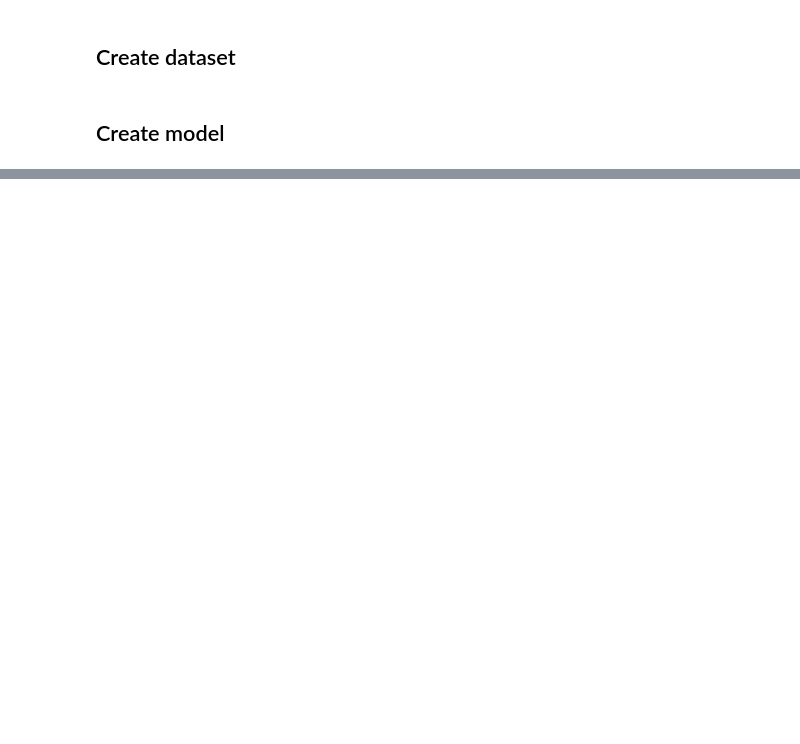
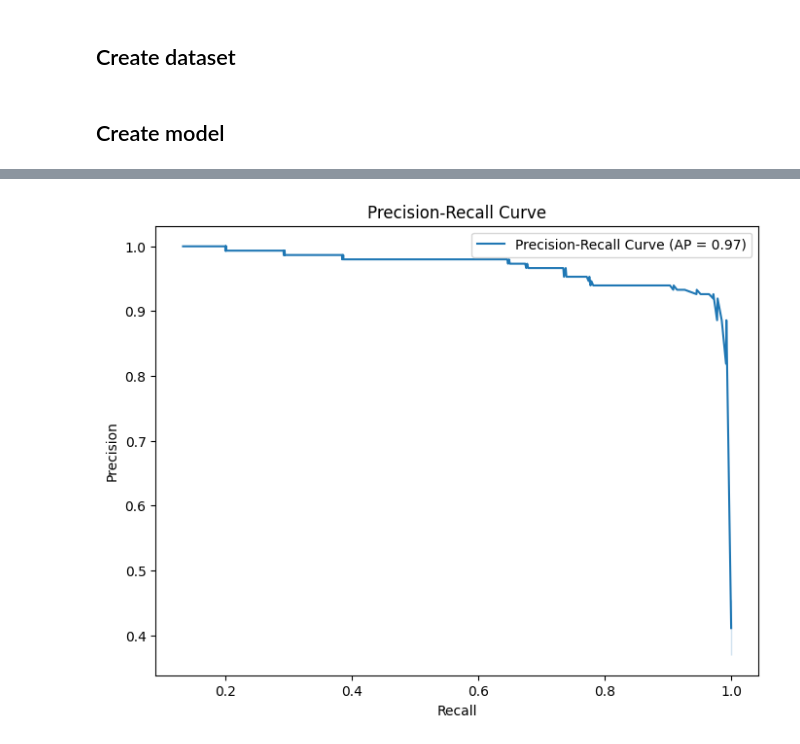
Before and after one commit to bzerroug/transformers-implementation, a Jupyter notebook: src/notebooks/transformer_classification.ipynb, the cells around one changed output, grey strips where cells are left out. Saved outputs shown, nothing was run; the diff lists cells and outputs as text; code cells hidden in the pictures; blank space fills up the shorter version.

```diff
--- a/src/notebooks/transformer_classification.ipynb
+++ b/src/notebooks/transformer_classification.ipynb
@@ -205,7 +258,7 @@ class SpamClassifier(nn.Module):
 # Instanciate basic paramters
 learning_rate = 0.001
 model = SpamClassifier(embedding_dim=256,
-                       latent_dim=128,
+                       latent_dim=64,
                        vocab_size=vocab_size,
                        num_heads=4,
                        num_layers=3,
@@ -213,8 +266,8 @@ model = SpamClassifier(embedding_dim=256,
                     )
 
 loss_fn = nn.BCELoss()
-optimizer = torch.optim.SGD(model.parameters(), lr=learning_rate)
-nb_epochs = 10
+optimizer = torch.optim.Adam(model.parameters(), lr=learning_rate)
+nb_epochs = 15
 batch_size = 64
 # %%
 train_loader = DataLoader(dataset_train, batch_size=batch_size, shuffle=False)
@@ -259,2 +299,0 @@ def train_loop(dataloader, model, loss_fn, optimizer):
-# %%
-train_loop(train_loader, model, loss_fn, optimizer)
@@ -310,0 +365,17 @@ torch.Size([10, 1])
+# %%
+epochs = 15
+early_stopping = EarlyStopping(patience=3, verbose=True)
+
+for t in range(epochs):
+    print(f"Epoch {t+1}\n-------------------------------")
+    train(train_loader, model, loss_fn, optimizer)
+    val_loss, _, _ = eval(val_loader, model, loss_fn)
+
+    # Check for early stopping
+    early_stopping(val_loss, model)
+
+    if early_stopping.early_stop:
+        print("Early stopping")
+        break
+
+print("Done!")
@@ -310,0 +400,2 @@ torch.Size([10, 1])
+# %%
+test_loss, y_true, y_pred = eval(test_loader, model, loss_fn)
@@ -310,0 +404,15 @@ torch.Size([10, 1])
+# %%
+# Compute precision and recall
+precision, recall, _ = precision_recall_curve(y_true, y_pred)
+average_precision = average_precision_score(y_true, y_pred)
+
+# Plot precision-recall curve using Seaborn
+plt.figure(figsize=(8, 6))
+sns.lineplot(x=precision, y=recall, label=f'Precision-Recall Curve (AP = {average_precision:.2f})')
+plt.xlabel('Recall')
+plt.ylabel('Precision')
+plt.title('Precision-Recall Curve')
+plt.legend()
+plt.show()
+# %% [output]
+[figure, added]
```
Also changed, not shown: parts of 25 cells of this notebook, 5 other files.
